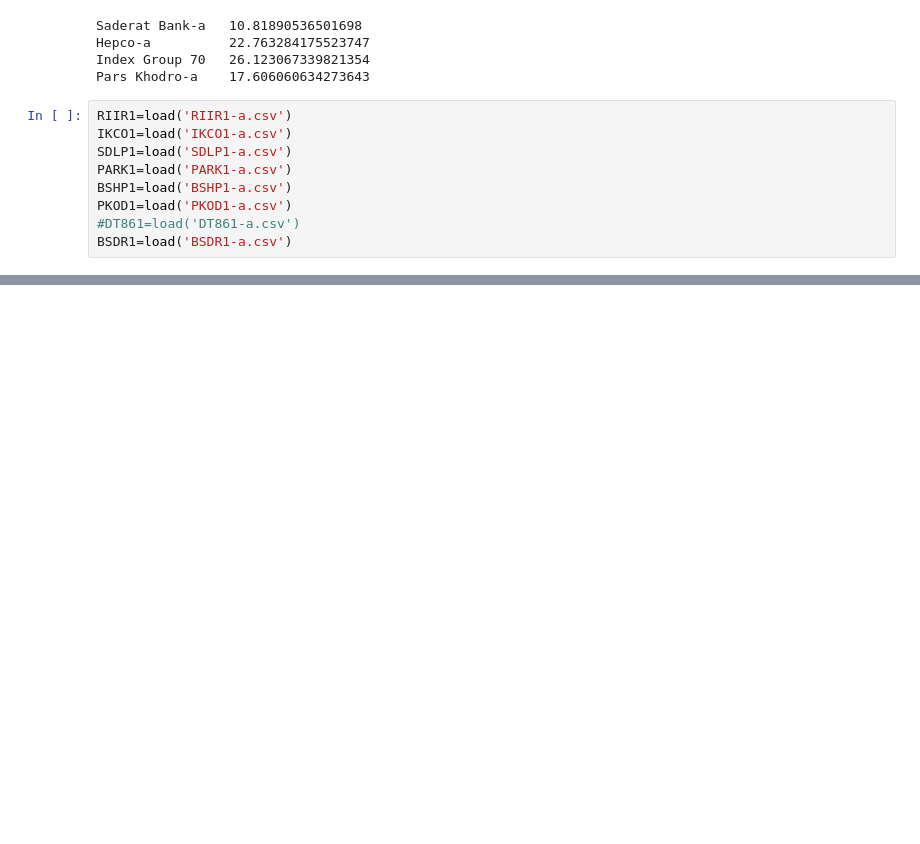
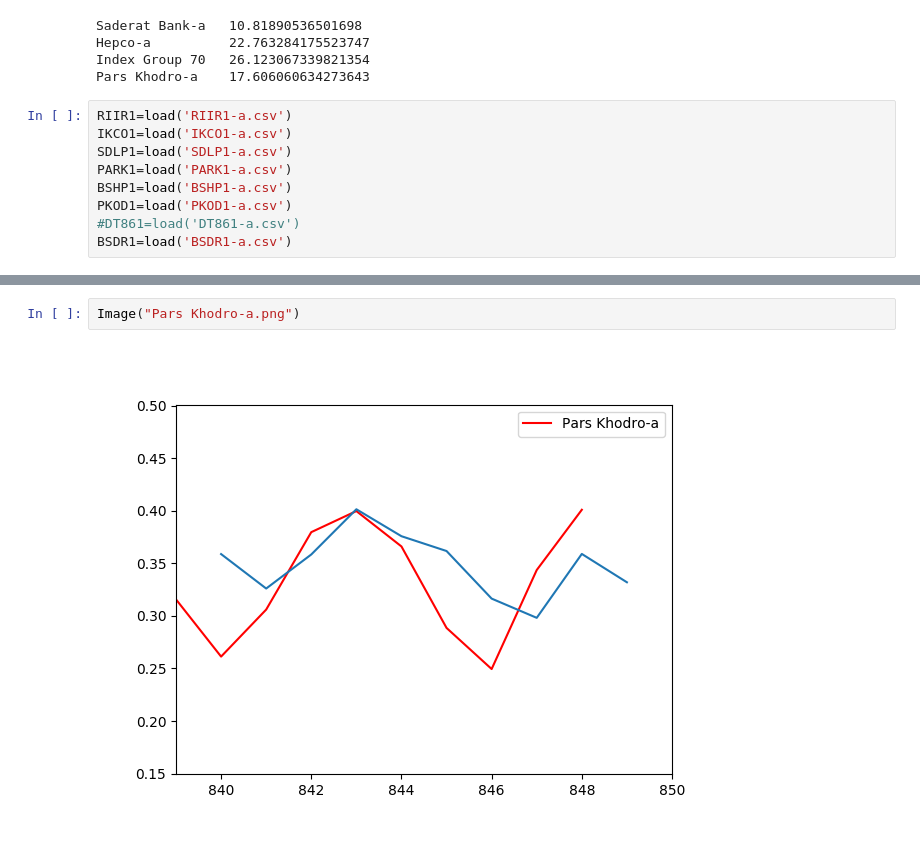
Before and after one commit to Moonak/Stocks, a Jupyter notebook: S.ipynb, the cells around one changed output, grey strips where cells are left out. Drawn from its saved outputs; the diff is of its cells as text; blank space fills up the shorter version.

```diff
--- a/S.ipynb
+++ b/S.ipynb
@@ -229,0 +134,4 @@ KeyboardInterrupt: ignored
+# %%
+Image("Pars Khodro-a.png")
+# %% [output]
+[figure, added]
```
Also changed, not shown: parts of 15 cells of this notebook.
